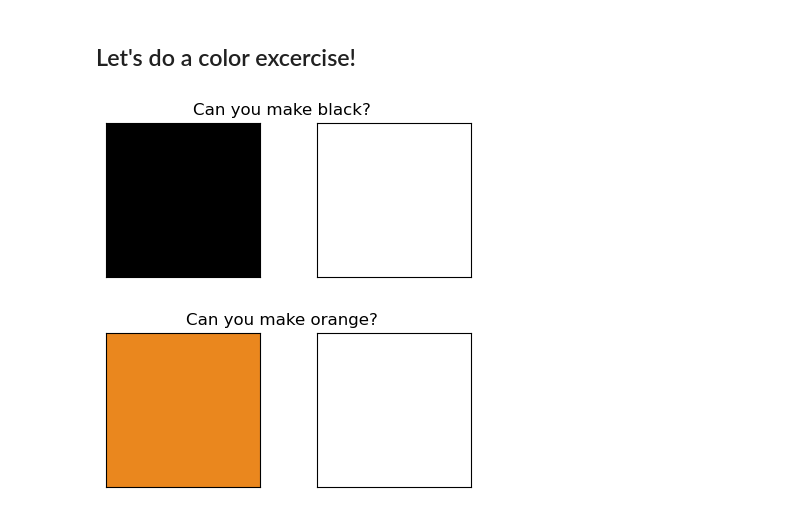
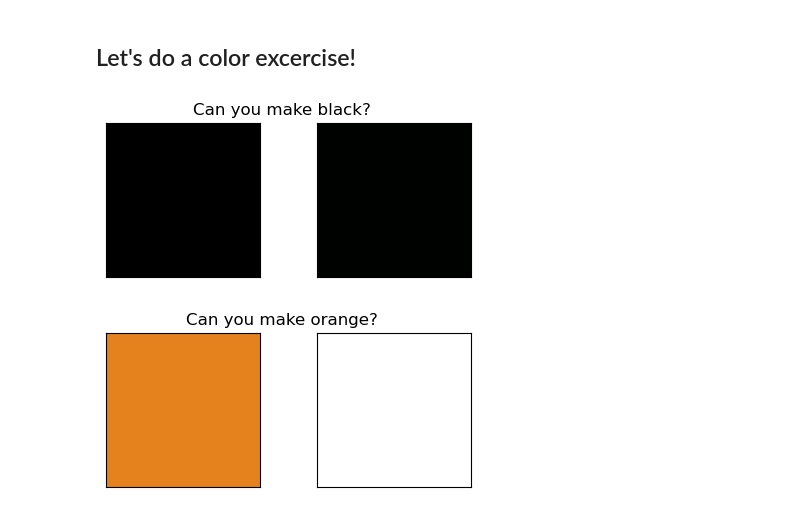
Before and after one commit to laumonfe/NordicWomenInSTEM, a Jupyter notebook: funMath_forKids.ipynb, the cells around one changed output. Saved outputs shown, nothing was run; the diff lists cells and outputs as text; code cells hidden in the pictures.

```diff
--- a/funMath_forKids.ipynb
+++ b/funMath_forKids.ipynb
@@ -77,9 +77,9 @@ create_new_color(red=255, green=145, blue=175)
 # %% [markdown]
 ## Let's do a color excercise!
 # %%
-create_black(red = 255, green = 255, blue=255)
+create_black(red = 0, green = 2, blue=0)
 # %% [output]
-[figure, old version]
+[figure, new version]
 # %%
 create_orange(red = 255, green = 255, blue=255)
 # %% [output]
```
Also changed, not shown: 1 other file.
